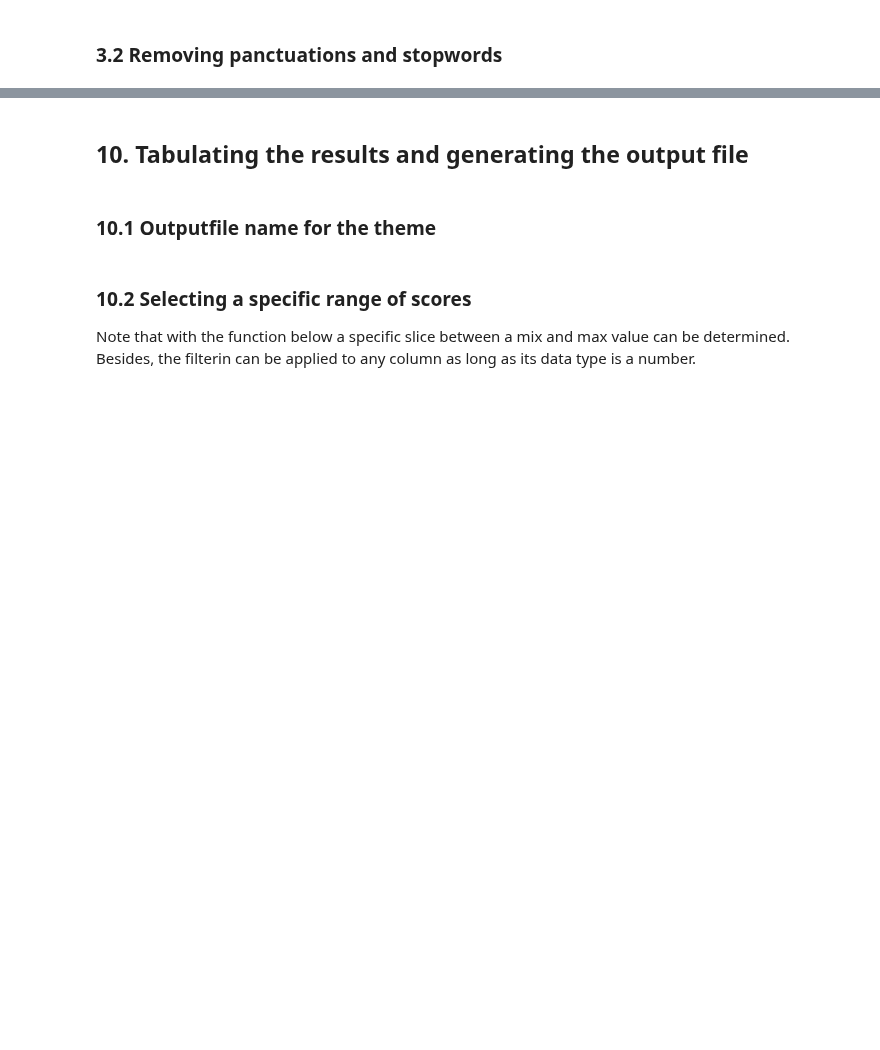
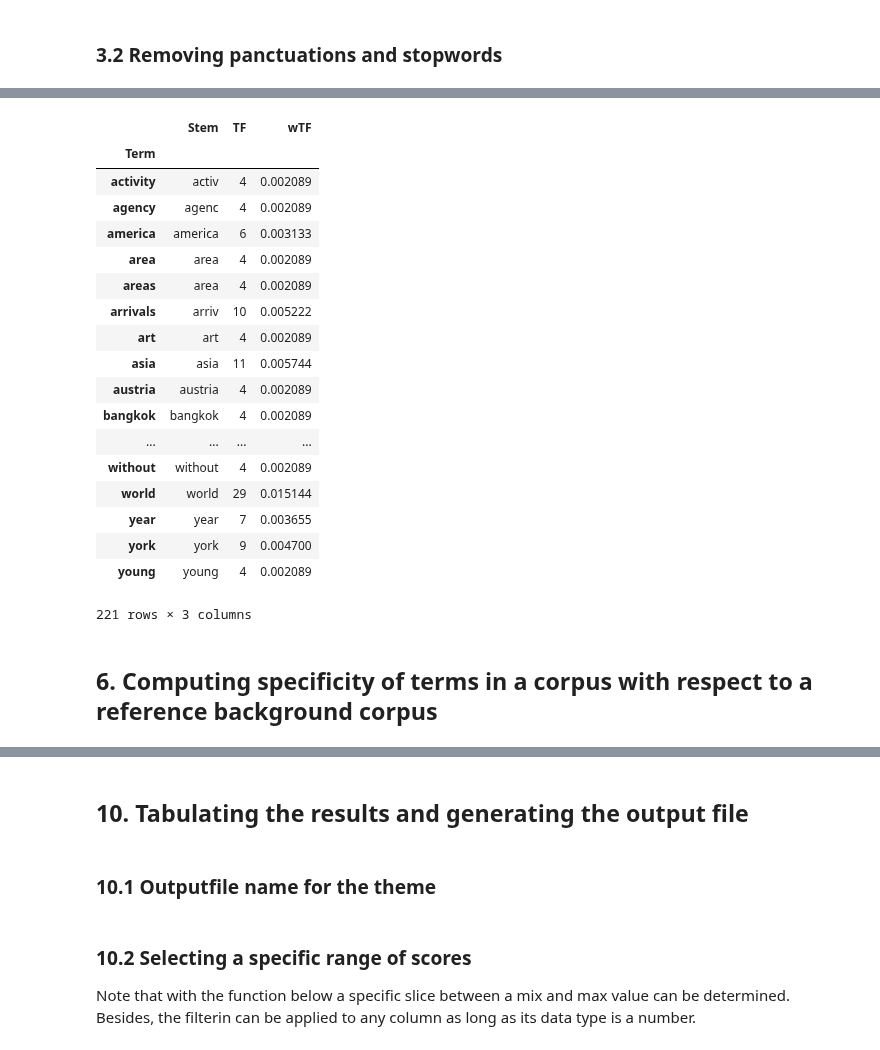
Before and after one commit to bulentozel/OpenMaker, a Jupyter notebook: Semantics/termset_extraction_notrun.ipynb, the cells around one changed output, grey strips where cells are left out. Cells and saved outputs as stored; diff of their text form; code cells hidden in the pictures; blank space fills up the shorter version.

```diff
--- a/Semantics/termset_extraction_notrun.ipynb
+++ b/Semantics/termset_extraction_notrun.ipynb
@@ -1597,0 +1831,24 @@ The manual checking can help to determine what should go into "specifics_openmak
+# %%
+SC.to_pandas()
+# %% [output]
+|  | Stem | TF | wTF |
+| Term |  |  |  |
+| activity | activ | 4 | 0.002089 |
+| agency | agenc | 4 | 0.002089 |
+| america | america | 6 | 0.003133 |
+| area | area | 4 | 0.002089 |
+| areas | area | 4 | 0.002089 |
+| arrivals | arriv | 10 | 0.005222 |
+| art | art | 4 | 0.002089 |
+| asia | asia | 11 | 0.005744 |
+| austria | austria | 4 | 0.002089 |
+| bangkok | bangkok | 4 | 0.002089 |
+| ... | ... | ... | ... |
+| without | without | 4 | 0.002089 |
+| world | world | 29 | 0.015144 |
+| year | year | 7 | 0.003655 |
+| york | york | 9 | 0.004700 |
+| young | young | 4 | 0.002089 |
+221 rows × 3 columns
+# %% [markdown]
+## 6. Computing specificity of terms in a corpus with respect to a reference background corpus
```
Also changed, not shown: parts of 109 cells of this notebook, 4 other files.
